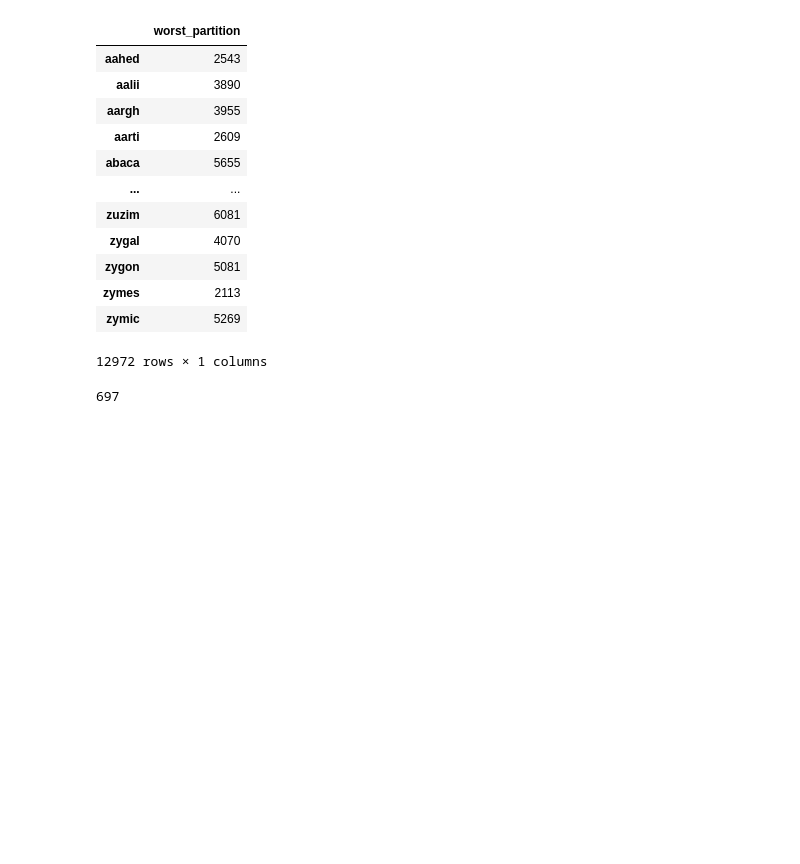
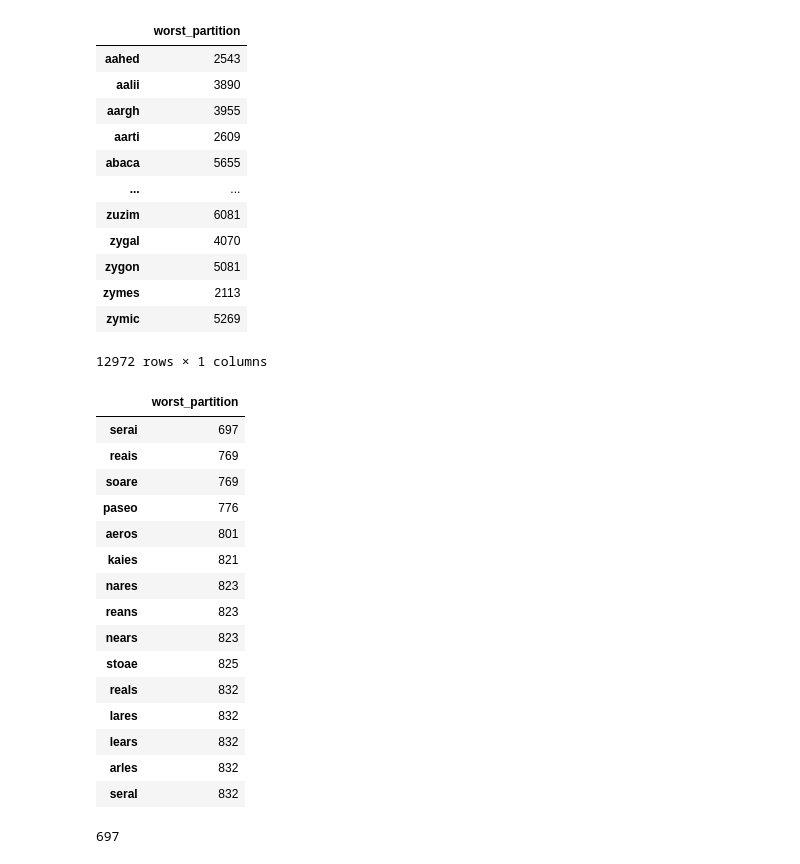
Before and after one commit to boompig/wordle-py, a Jupyter notebook: notebooks/Combinations.ipynb, the cells around one changed output. Drawn from its saved outputs; the diff is of its cells as text; code cells hidden in the pictures; blank space fills up the shorter version.

```diff
--- a/notebooks/Combinations.ipynb
+++ b/notebooks/Combinations.ipynb
@@ -376,6 +389,25 @@ part_df
 | zymes | 2113 |
 | zymic | 5269 |
 12972 rows × 1 columns
+# %%
+part_df.sort_values('worst_partition').head(15)
+# %% [output]
+|  | worst_partition |
+| serai | 697 |
+| reais | 769 |
+| soare | 769 |
+| paseo | 776 |
+| aeros | 801 |
+| kaies | 821 |
+| nares | 823 |
+| reans | 823 |
+| nears | 823 |
+| stoae | 825 |
+| reals | 832 |
+| lares | 832 |
+| lears | 832 |
+| arles | 832 |
+| seral | 832 |
 # %%
 part_df.worst_partition.min()
 # %% [output]
```
Also changed, not shown: parts of 4 cells of this notebook, 3 other files.
